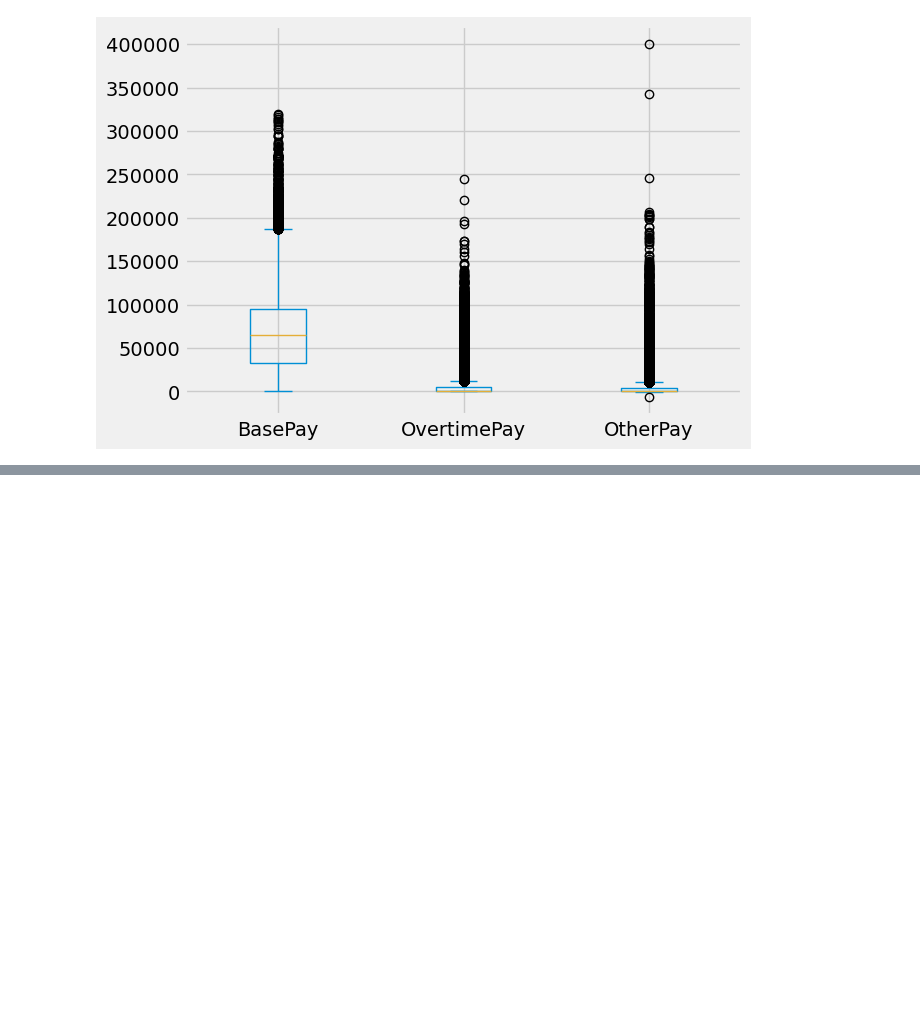
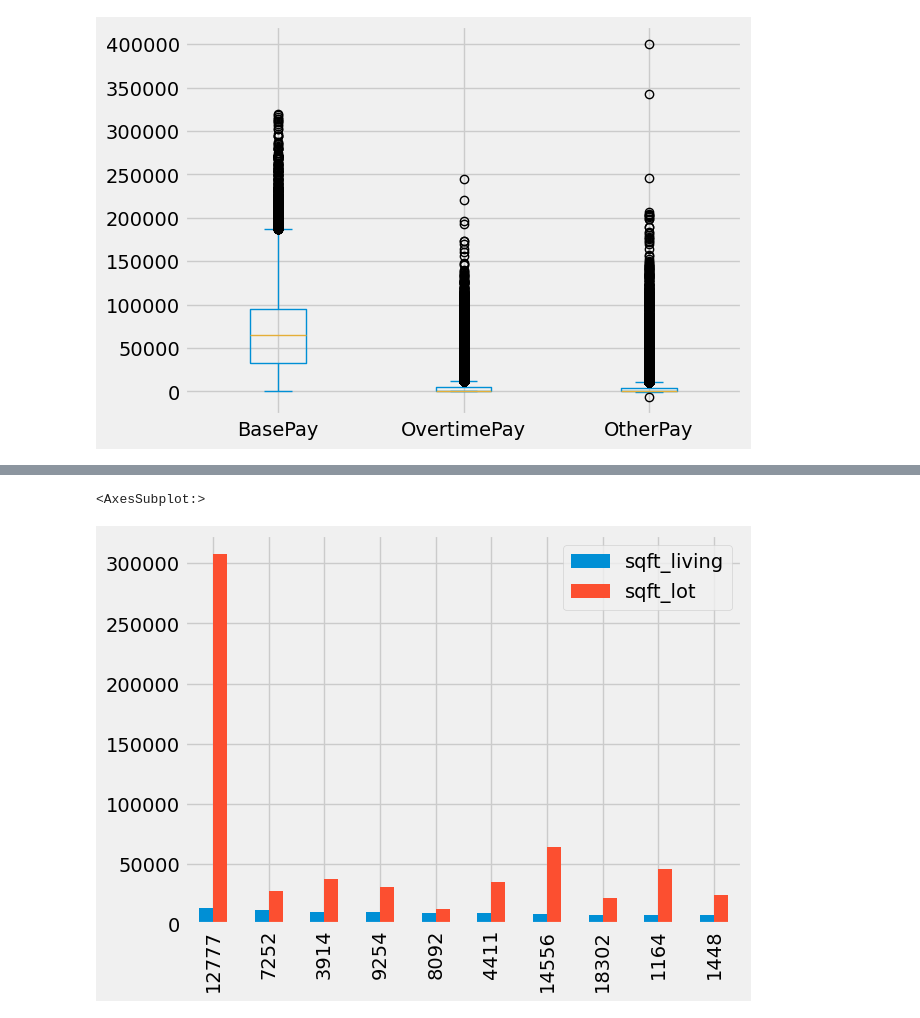
Before and after one commit to minseok06/python, a Jupyter notebook: 14강.ipynb, the cells around one changed output, grey strips where cells are left out. Drawn from its saved outputs; the diff is of its cells as text; code cells hidden in the pictures; blank space fills up the shorter version.

```diff
--- a/14강.ipynb
+++ b/14강.ipynb
@@ -24,3 +24,6 @@ df.plot(kind="box")
 # %% [output]
 <AxesSubplot:>
 [figure]
+# %%
+houses = pd.read_csv("data/kc_house_data.csv", low_memory=False)
+houses.head()
@@ -26,0 +38,5 @@ df.plot(kind="box")
+# %%
+houses[["sqft_living","sqft_lot"]].sort_values("sqft_living",ascending=False).head(10).plot(kind="bar")
+# %% [output]
+<AxesSubplot:>
+[figure, added]
```
Also changed, not shown: parts of 5 cells of this notebook.
